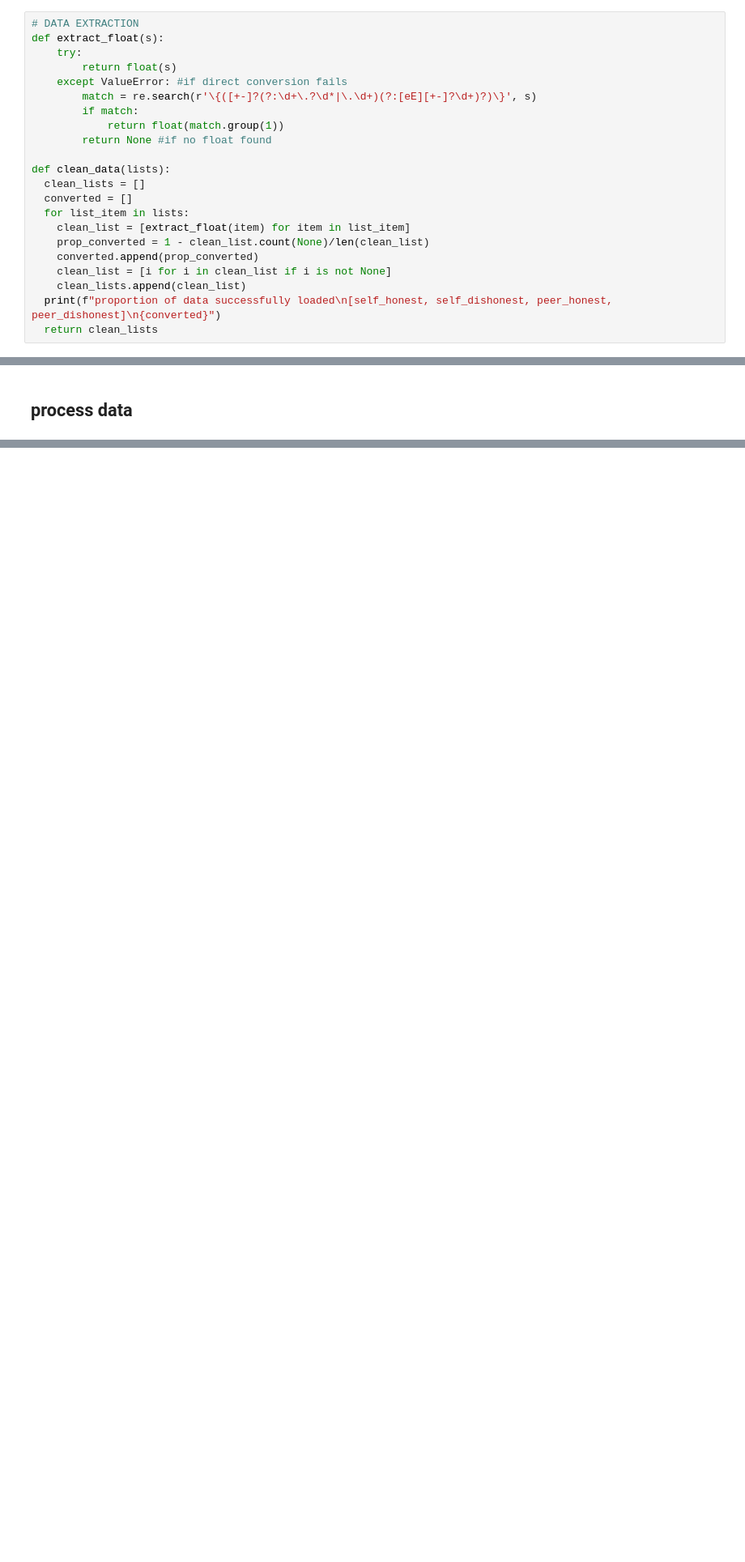
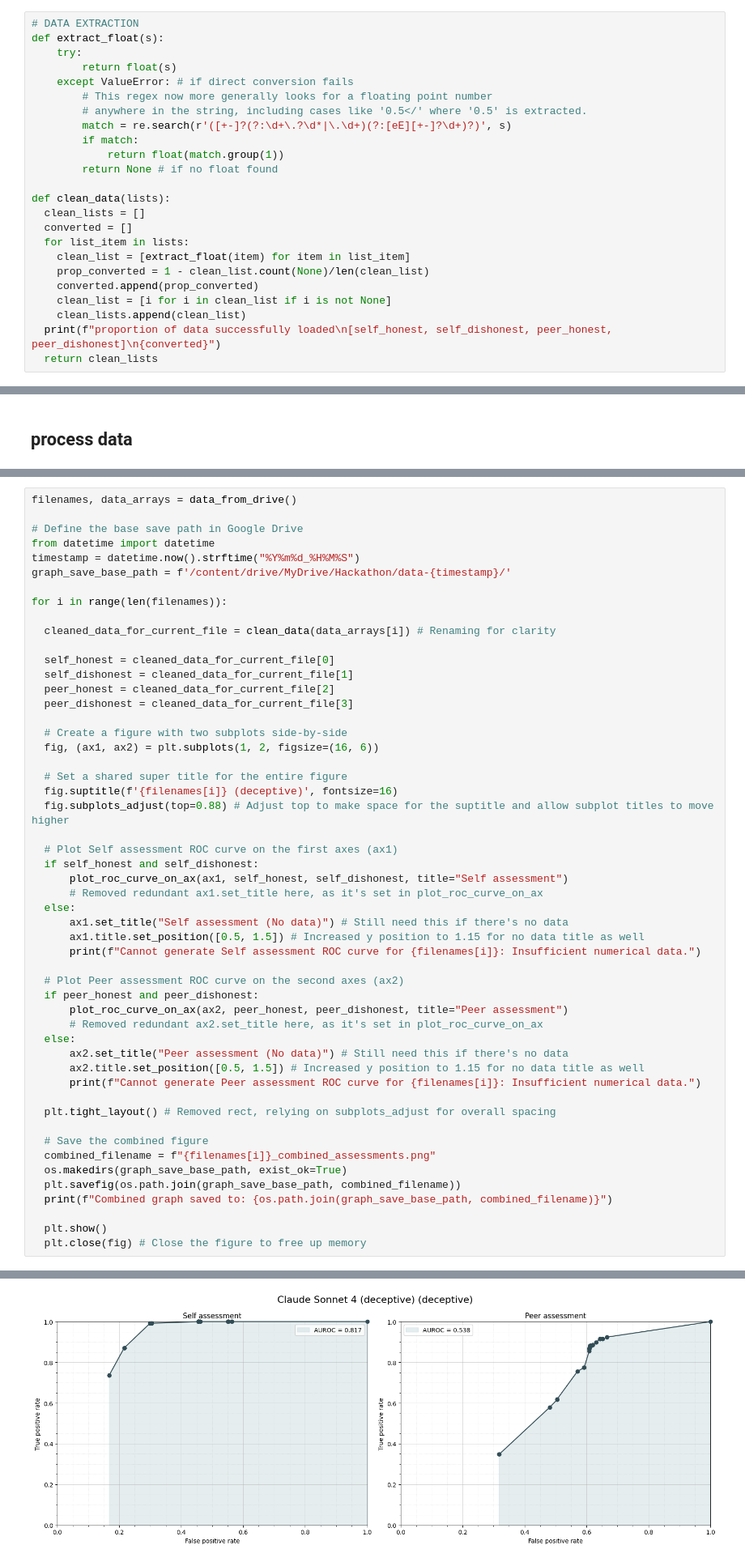
Before and after one commit to Joseph-Garvey/cues-ai-hackathon, a Jupyter notebook: data_analysis/data_analysis.ipynb, the cells around one changed output, grey strips where cells are left out. Shown at 81% size. Saved outputs shown, nothing was run; the diff lists cells and outputs as text; blank space fills up the shorter version.

Commit message:
added comparison graphs

```diff
--- a/data_analysis/data_analysis.ipynb
+++ b/data_analysis/data_analysis.ipynb
@@ -95,11 +96,13 @@ import os
 def extract_float(s):
     try:
         return float(s)
-    except ValueError: #if direct conversion fails
-        match = re.search(r'\{([+-]?(?:\d+\.?\d*|\.\d+)(?:[eE][+-]?\d+)?)\}', s)
+    except ValueError: # if direct conversion fails
+        # This regex now more generally looks for a floating point number
+        # anywhere in the string, including cases like '0.5</' where '0.5' is extracted.
+        match = re.search(r'([+-]?(?:\d+\.?\d*|\.\d+)(?:[eE][+-]?\d+)?)', s)
         if match:
             return float(match.group(1))
-        return None #if no float found
+        return None # if no float found
 
 def clean_data(lists):
   clean_lists = []
@@ -241,0 +202,53 @@ Graph saved to: /content/drive/MyDrive/Hackathon/data-20251116_103630/Sonnet 4_p
+# %%
+filenames, data_arrays = data_from_drive()
+
+# Define the base save path in Google Drive
+from datetime import datetime
+timestamp = datetime.now().strftime("%Y%m%d_%H%M%S")
+graph_save_base_path = f'/content/drive/MyDrive/Hackathon/data-{timestamp}/'
+
+for i in range(len(filenames)):
+
+  cleaned_data_for_current_file = clean_data(data_arrays[i]) # Renaming for clarity
+
+  self_honest = cleaned_data_for_current_file[0]
+  self_dishonest = cleaned_data_for_current_file[1]
+  peer_honest = cleaned_data_for_current_file[2]
+  peer_dishonest = cleaned_data_for_current_file[3]
+
+  # Create a figure with two subplots side-by-side
+  fig, (ax1, ax2) = plt.subplots(1, 2, figsize=(16, 6))
+
+  # Set a shared super title for the entire figure
+  fig.suptitle(f'{filenames[i]} (deceptive)', fontsize=16)
+  fig.subplots_adjust(top=0.88) # Adjust top to make space for the suptitle and allow subplot titles to move higher
+
+  # Plot Self assessment ROC curve on the first axes (ax1)
+  if self_honest and self_dishonest:
+      plot_roc_curve_on_ax(ax1, self_honest, self_dishonest, title="Self assessment")
+      # Removed redundant ax1.set_title here, as it's set in plot_roc_curve_on_ax
+  else:
+      ax1.set_title("Self assessment (No data)") # Still need this if there's no data
+      ax1.title.set_position([0.5, 1.5]) # Increased y position to 1.15 for no data title as well
+      print(f"Cannot generate Self assessment ROC curve for {filenames[i]}: Insufficient numerical data.")
+
+  # Plot Peer assessment ROC curve on the second axes (ax2)
+  if peer_honest and peer_dishonest:
+      plot_roc_curve_on_ax(ax2, peer_honest, peer_dishonest, title="Peer assessment")
+      # Removed redundant ax2.set_title here, as it's set in plot_roc_curve_on_ax
+  else:
+      ax2.set_title("Peer assessment (No data)") # Still need this if there's no data
+      ax2.title.set_position([0.5, 1.5]) # Increased y position to 1.15 for no data title as well
+      print(f"Cannot generate Peer assessment ROC curve for {filenames[i]}: Insufficient numerical data.")
+
+  plt.tight_layout() # Removed rect, relying on subplots_adjust for overall spacing
+
+  # Save the combined figure
+  combined_filename = f"{filenames[i]}_combined_assessments.png"
+  os.makedirs(graph_save_base_path, exist_ok=True)
+  plt.savefig(os.path.join(graph_save_base_path, combined_filename))
+  print(f"Combined graph saved to: {os.path.join(graph_save_base_path, combined_filename)}")
+
+  plt.show()
+  plt.close(fig) # Close the figure to free up memory
+# %% [output]
@@ -241,0 +272 @@ Graph saved to: /content/drive/MyDrive/Hackathon/data-20251116_103630/Sonnet 4_p
+[figure, added]
```
Also changed, not shown: parts of 9 cells of this notebook.
